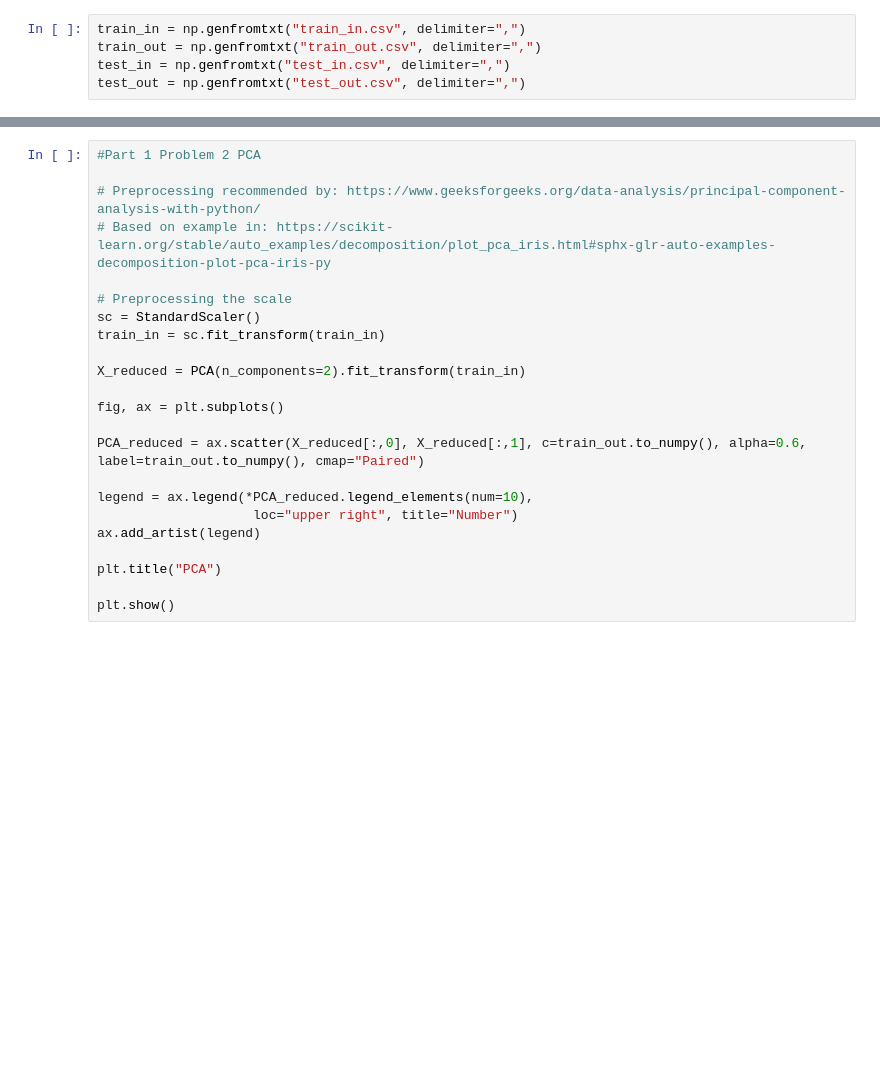
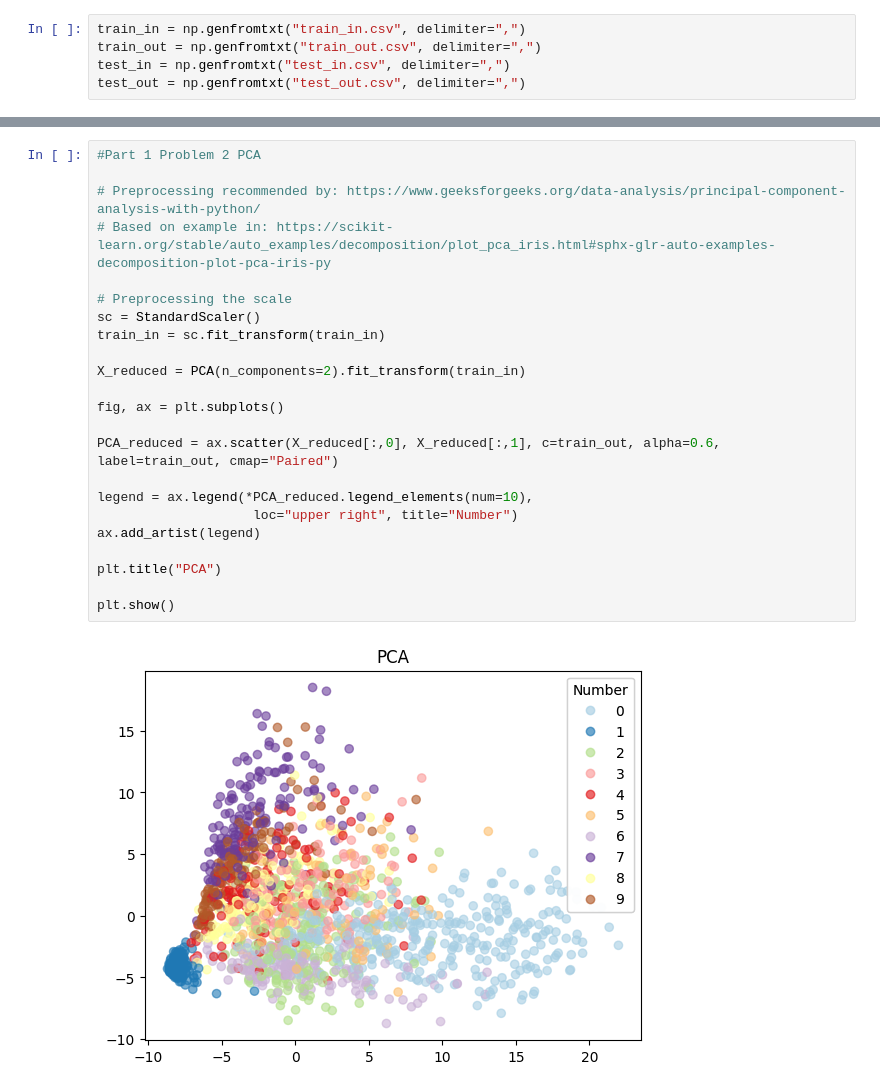
Before and after one commit to finnbuck/Assignment-A0---Group-29---Intro-to-Deep-Learning, a Jupyter notebook: Assignment_0_full.ipynb, the cells around one changed output, grey strips where cells are left out. Cells and saved outputs as stored; diff of their text form; blank space fills up the shorter version.

```diff
--- a/Assignment_0_full.ipynb
+++ b/Assignment_0_full.ipynb
@@ -43,26 +67,28 @@ print(distance)
 # %%
 #Part 1 Problem 2 PCA
 
 # Preprocessing recommended by: https://www.geeksforgeeks.org/data-analysis/principal-component-analysis-with-python/
 # Based on example in: https://scikit-learn.org/stable/auto_examples/decomposition/plot_pca_iris.html#sphx-glr-auto-examples-decomposition-plot-pca-iris-py
 
 # Preprocessing the scale
 sc = StandardScaler()
 train_in = sc.fit_transform(train_in)
 
 X_reduced = PCA(n_components=2).fit_transform(train_in)
 
 fig, ax = plt.subplots()
 
-PCA_reduced = ax.scatter(X_reduced[:,0], X_reduced[:,1], c=train_out.to_numpy(), alpha=0.6, label=train_out.to_numpy(), cmap="Paired")
+PCA_reduced = ax.scatter(X_reduced[:,0], X_reduced[:,1], c=train_out, alpha=0.6, label=train_out, cmap="Paired")
 
 legend = ax.legend(*PCA_reduced.legend_elements(num=10),
                     loc="upper right", title="Number")
 ax.add_artist(legend)
 
 plt.title("PCA")
 
 plt.show()
+# %% [output]
+[figure, added]
 # %%
 #Part 1 Problem 2 U-MAP
 
```
Also changed, not shown: parts of 7 cells of this notebook.
